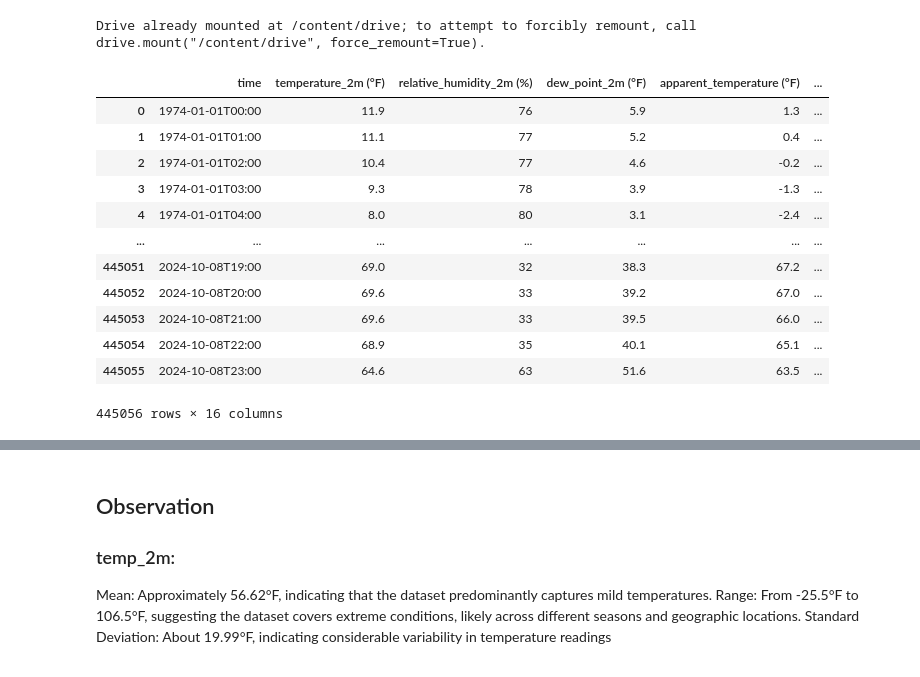
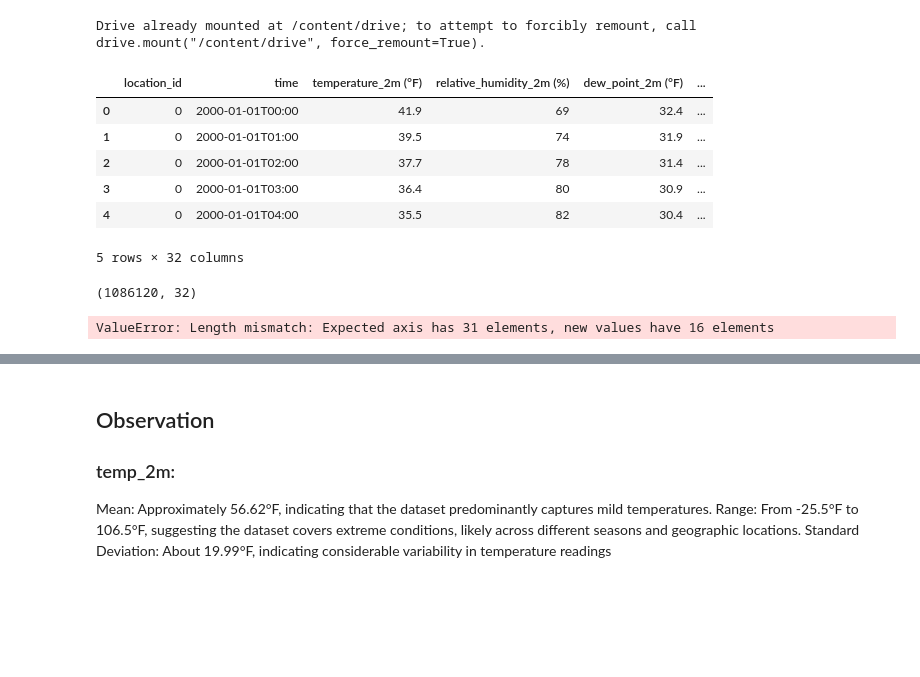
Before and after one commit to naveenasokan/-Weather-Forecasting-with-Deep-Learning, a Jupyter notebook: Report_2_EDA.ipynb, the cells around one changed output, grey strips where cells are left out. Drawn from its saved outputs; the diff is of its cells as text; code cells hidden in the pictures; blank space fills up the shorter version.

```diff
--- a/Report_2_EDA.ipynb
+++ b/Report_2_EDA.ipynb
@@ -12,19 +12,19 @@ drive.mount('/content/drive')
 Drive already mounted at /content/drive; to attempt to forcibly remount, call drive.mount("/content/drive", force_remount=True).
 # %%
 df=pd.read_csv("/content/drive/MyDrive/weather_1970-2024.csv",skiprows=3)
+# %%
+df=pd.read_csv("weather_data_5_states.csv",skiprows=7)
 # %%
-df
+df.head()
 # %% [output]
-|  | time | temperature_2m (°F) | relative_humidity_2m (%) | dew_point_2m (°F) | apparent_temperature (°F) | ... |
-| 0 | 1974-01-01T00:00 | 11.9 | 76 | 5.9 | 1.3 | ... |
-| 1 | 1974-01-01T01:00 | 11.1 | 77 | 5.2 | 0.4 | ... |
-| 2 | 1974-01-01T02:00 | 10.4 | 77 | 4.6 | -0.2 | ... |
-| 3 | 1974-01-01T03:00 | 9.3 | 78 | 3.9 | -1.3 | ... |
-| 4 | 1974-01-01T04:00 | 8.0 | 80 | 3.1 | -2.4 | ... |
-| ... | ... | ... | ... | ... | ... | ... |
-| 445051 | 2024-10-08T19:00 | 69.0 | 32 | 38.3 | 67.2 | ... |
-| 445052 | 2024-10-08T20:00 | 69.6 | 33 | 39.2 | 67.0 | ... |
-| 445053 | 2024-10-08T21:00 | 69.6 | 33 | 39.5 | 66.0 | ... |
-| 445054 | 2024-10-08T22:00 | 68.9 | 35 | 40.1 | 65.1 | ... |
-| 445055 | 2024-10-08T23:00 | 64.6 | 63 | 51.6 | 63.5 | ... |
+|  | location_id | time | temperature_2m (°F) | relative_humidity_2m (%) | dew_point_2m (°F) | ... |
+| 0 | 0 | 2000-01-01T00:00 | 41.9 | 69 | 32.4 | ... |
+| 1 | 0 | 2000-01-01T01:00 | 39.5 | 74 | 31.9 | ... |
+| 2 | 0 | 2000-01-01T02:00 | 37.7 | 78 | 31.4 | ... |
+| 3 | 0 | 2000-01-01T03:00 | 36.4 | 80 | 30.9 | ... |
+| 4 | 0 | 2000-01-01T04:00 | 35.5 | 82 | 30.4 | ... |
-445056 rows × 16 columns
+5 rows × 32 columns
+# %%
+df.shape
+# %% [output]
+(1086120, 32)
@@ -31,7 +33,9 @@ df
 # %%
-df.columns = [
+#df.columns = [
     'time', 'temp_2m', 'humidity_2m', 'dew_point_2m', 'apparent_temp', 'precip',
     'weather_code', 'msl_pressure', 'surface_pressure', 'cloud_cover',
     'wind_speed_10m', 'wind_speed_100m', 'wind_dir_10m', 'wind_dir_100m',
     'soil_temp_0_7cm', 'soil_moisture_0_7cm'
 ]
+# %% [output]
+ValueError: Length mismatch: Expected axis has 31 elements, new values have 16 elements
```
Also changed, not shown: parts of 13 cells of this notebook.
